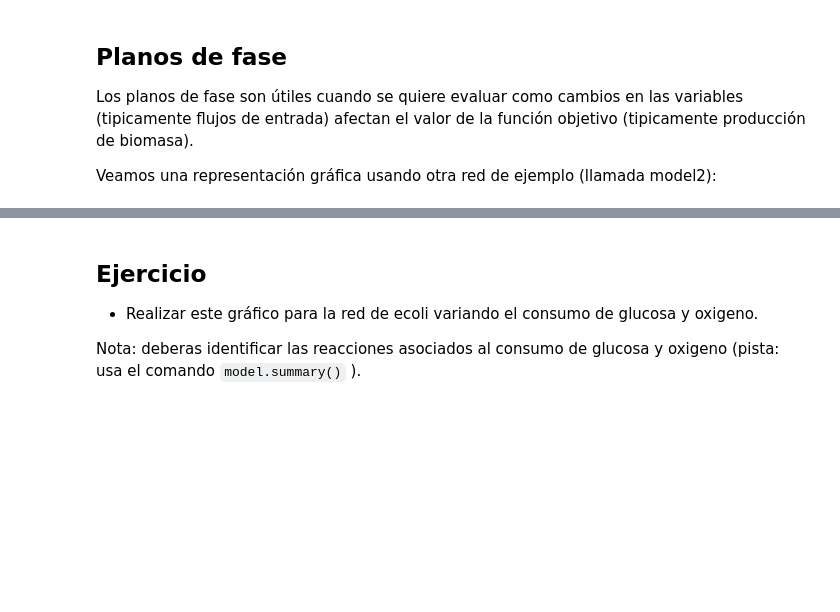
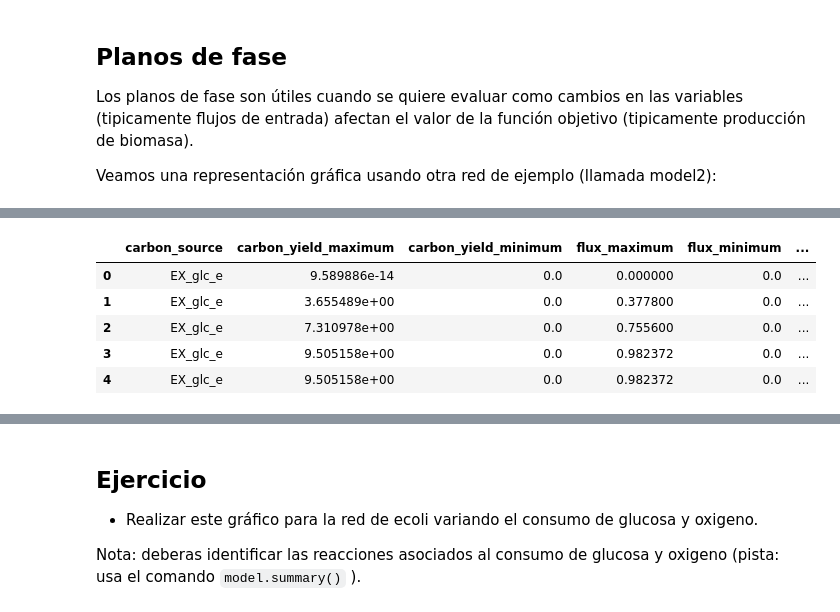
Before and after one commit to modcommet/Clases, a Jupyter notebook: clase5.ipynb, the cells around one changed output, grey strips where cells are left out. Cells and saved outputs as stored; diff of their text form; code cells hidden in the pictures; blank space fills up the shorter version.

```diff
--- a/clase5.ipynb
+++ b/clase5.ipynb
@@ -161,0 +270,10 @@ data.plot_matplotlib();
+# %%
+prod_env = production_envelope( model, ["EX_o2_e"],  carbon_sources="EX_glc_e")
+prod_env.head()
+# %% [output]
+|  | carbon_source | carbon_yield_maximum | carbon_yield_minimum | flux_maximum | flux_minimum | ... |
+| 0 | EX_glc_e | 9.589886e-14 | 0.0 | 0.000000 | 0.0 | ... |
+| 1 | EX_glc_e | 3.655489e+00 | 0.0 | 0.377800 | 0.0 | ... |
+| 2 | EX_glc_e | 7.310978e+00 | 0.0 | 0.755600 | 0.0 | ... |
+| 3 | EX_glc_e | 9.505158e+00 | 0.0 | 0.982372 | 0.0 | ... |
+| 4 | EX_glc_e | 9.505158e+00 | 0.0 | 0.982372 | 0.0 | ... |
```
Also changed, not shown: parts of 26 cells of this notebook.
